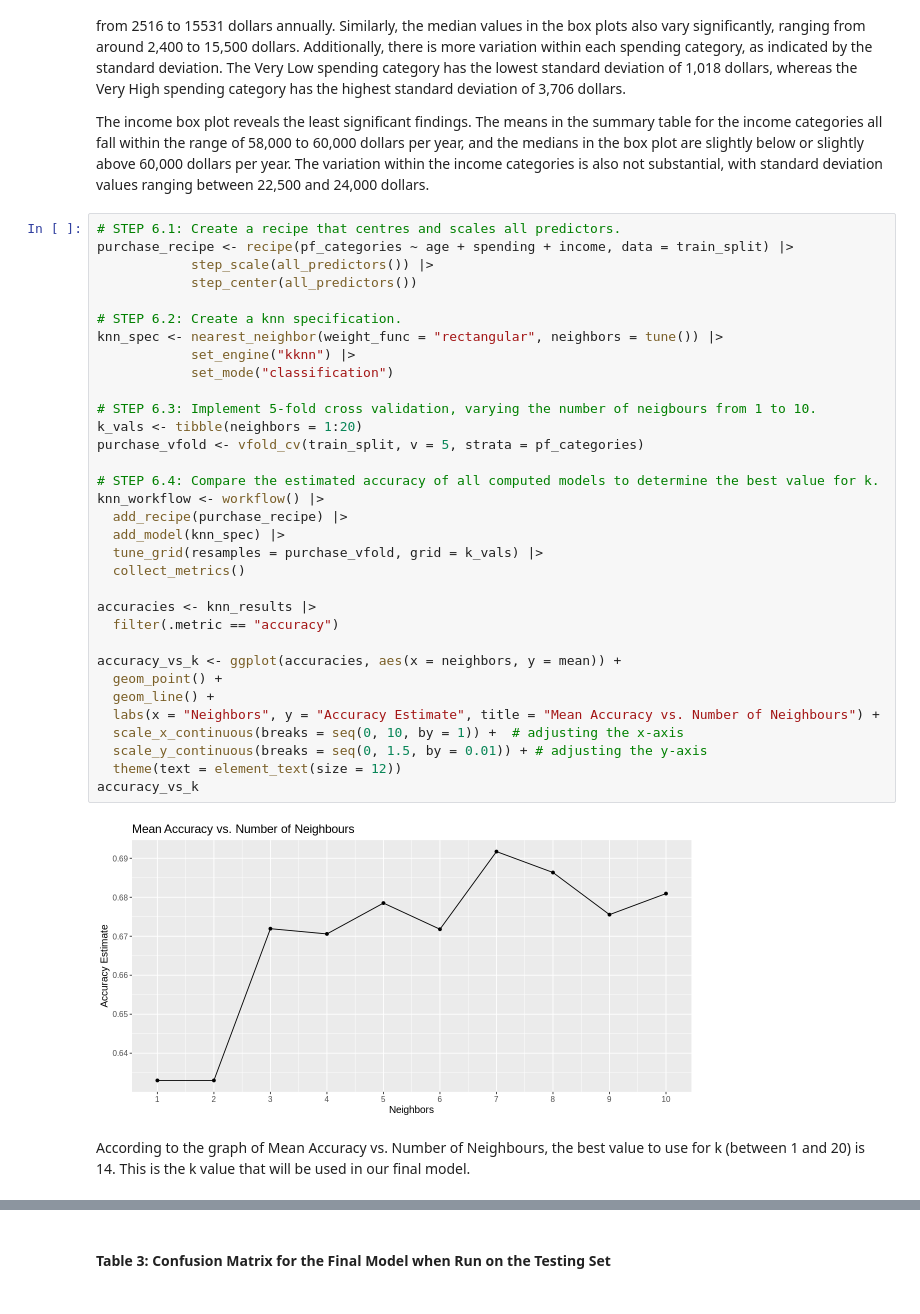
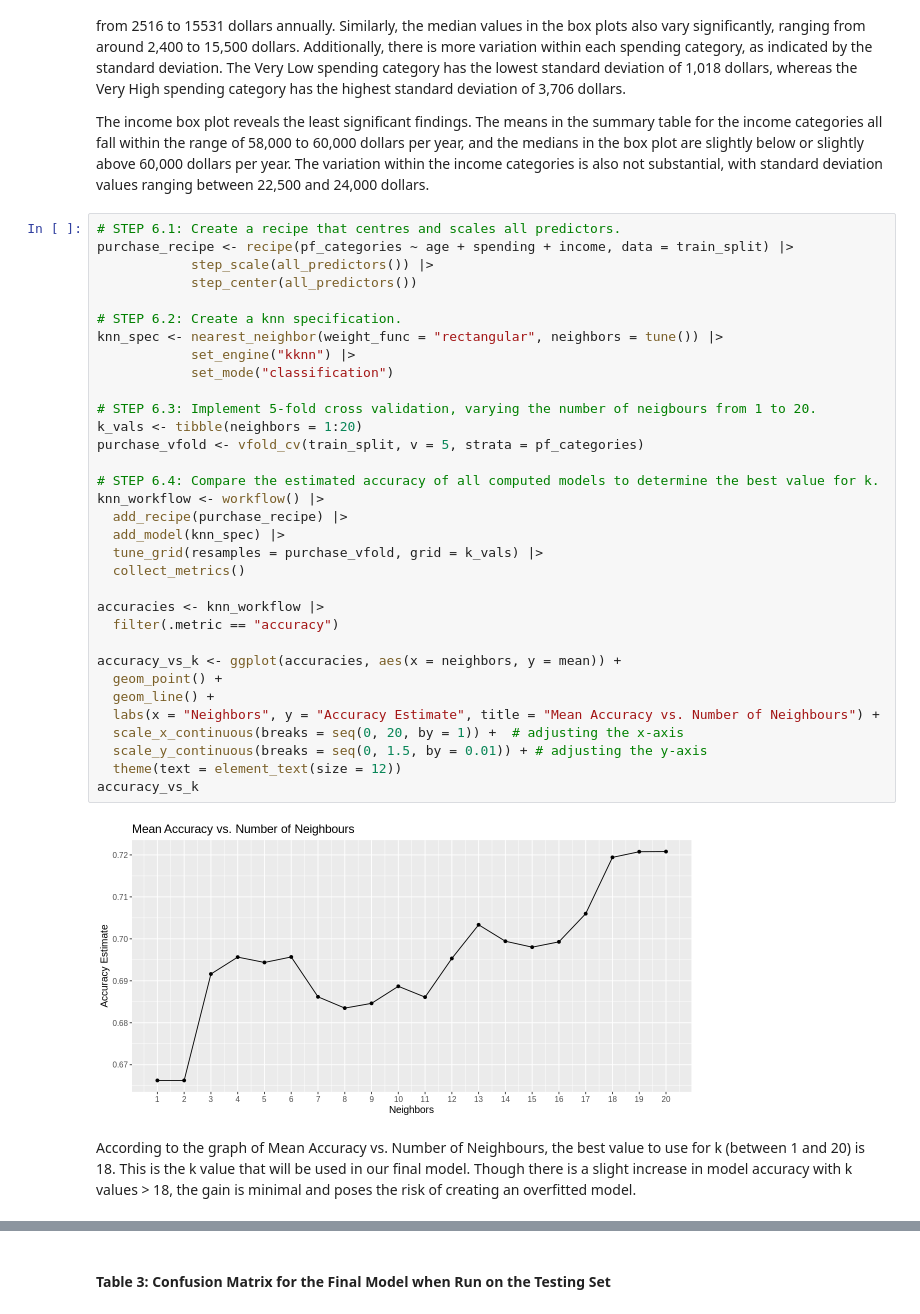
Before and after one commit to Kaylan-W/Dsci_project, a Jupyter notebook: final_doc.ipynb, the cells around one changed output, grey strips where cells are left out. Cells and saved outputs as stored; diff of their text form.

```diff
--- a/final_doc.ipynb
+++ b/final_doc.ipynb
@@ -153,38 +153,38 @@ The income box plot reveals the least significant findings. The means in the sum
 # STEP 6.1: Create a recipe that centres and scales all predictors.
 purchase_recipe <- recipe(pf_categories ~ age + spending + income, data = train_split) |>
             step_scale(all_predictors()) |>
             step_center(all_predictors())
 
 # STEP 6.2: Create a knn specification.
 knn_spec <- nearest_neighbor(weight_func = "rectangular", neighbors = tune()) |>
             set_engine("kknn") |>
             set_mode("classification")
 
-# STEP 6.3: Implement 5-fold cross validation, varying the number of neigbours from 1 to 10.
+# STEP 6.3: Implement 5-fold cross validation, varying the number of neigbours from 1 to 20.
 k_vals <- tibble(neighbors = 1:20)
 purchase_vfold <- vfold_cv(train_split, v = 5, strata = pf_categories)
 
 # STEP 6.4: Compare the estimated accuracy of all computed models to determine the best value for k.
 knn_workflow <- workflow() |>
   add_recipe(purchase_recipe) |>
   add_model(knn_spec) |>
   tune_grid(resamples = purchase_vfold, grid = k_vals) |>
   collect_metrics()
 
-accuracies <- knn_results |>
+accuracies <- knn_workflow |>
   filter(.metric == "accuracy")
 
 accuracy_vs_k <- ggplot(accuracies, aes(x = neighbors, y = mean)) +
   geom_point() +
   geom_line() +
   labs(x = "Neighbors", y = "Accuracy Estimate", title = "Mean Accuracy vs. Number of Neighbours") +
-  scale_x_continuous(breaks = seq(0, 10, by = 1)) +  # adjusting the x-axis
+  scale_x_continuous(breaks = seq(0, 20, by = 1)) +  # adjusting the x-axis
   scale_y_continuous(breaks = seq(0, 1.5, by = 0.01)) + # adjusting the y-axis
   theme(text = element_text(size = 12))
 accuracy_vs_k
 # %% [output]
-[figure, old version]
+[figure, new version]
 # %% [markdown]
-According to the graph of Mean Accuracy vs. Number of Neighbours, the best value to use for k (between 1 and 20) is 14. This is the k value that will be used in our final model.
+According to the graph of Mean Accuracy vs. Number of Neighbours, the best value to use for k (between 1 and 20) is 18. This is the k value that will be used in our final model. Though there is a slight increase in model accuracy with k values > 18, the gain is minimal and poses the risk of creating an overfitted model.
 # %%
 # STEP 6.5: Create another model with the best parameters.
```
Also changed, not shown: parts of 3 cells of this notebook.
